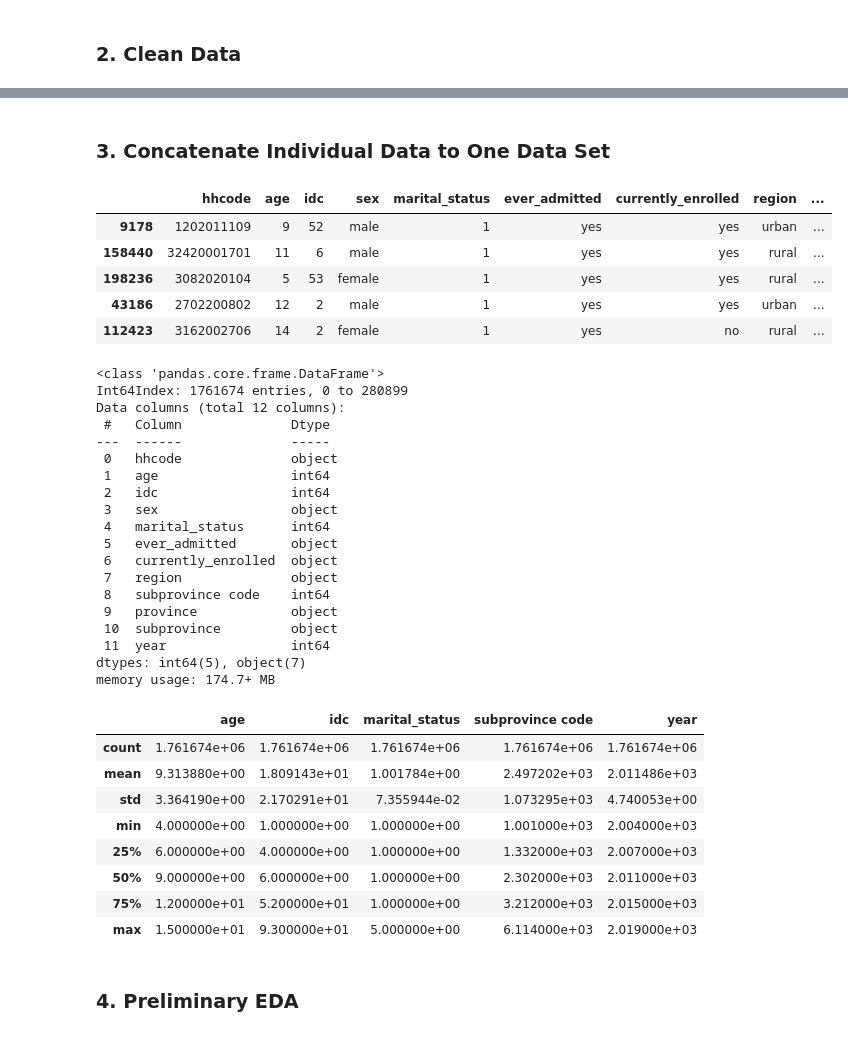
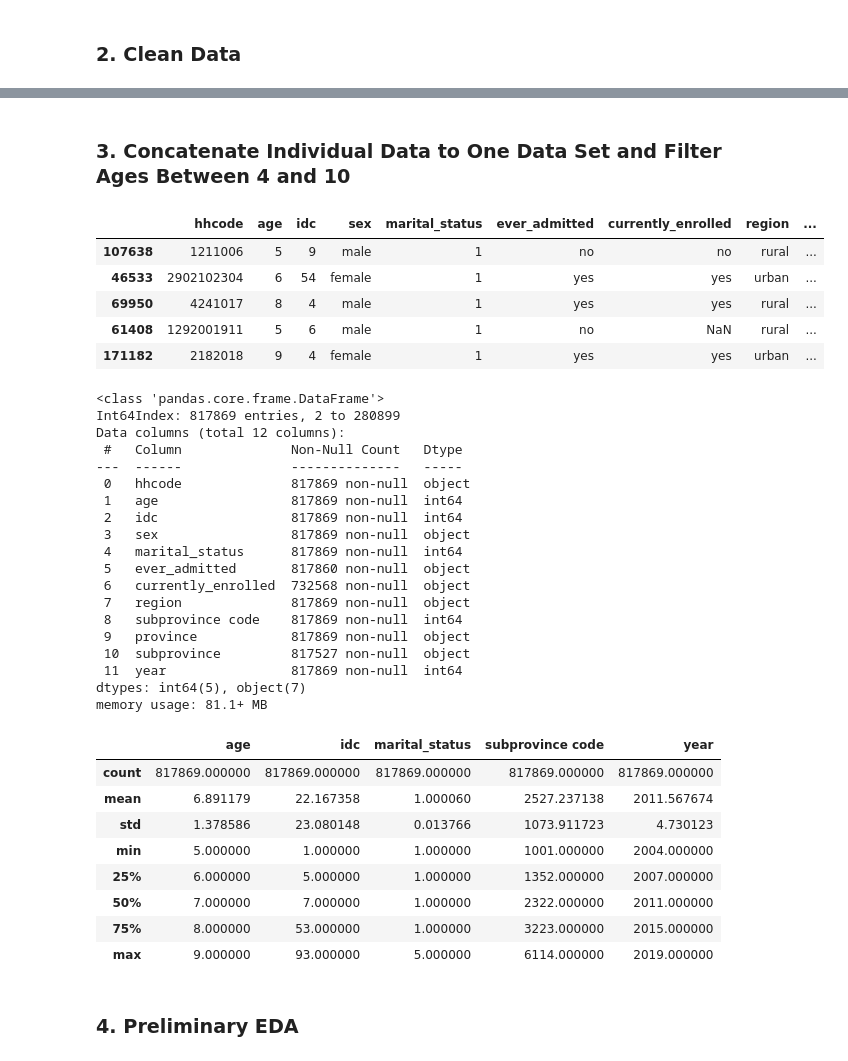
Before and after one commit to preetkhowaja/taliban_impact_pakistan, a Jupyter notebook: 20_analysis/eda_ind_level_data.ipynb, the cells around one changed output, grey strips where cells are left out. Drawn from its saved outputs; the diff is of its cells as text; code cells hidden in the pictures.

Commit message:
age range updated to 4 to 10 years

```diff
--- a/20_analysis/eda_ind_level_data.ipynb
+++ b/20_analysis/eda_ind_level_data.ipynb
@@ -275,64 +275,67 @@ y19i.sample(5)
 # %% [markdown]
-### 3. Concatenate Individual Data to One Data Set
+### 3. Concatenate Individual Data to One Data Set and Filter Ages Between 4 and 10
 # %%
-# 3. CONCATENATE INDIVIDUAL DATA TO ONE DATA SET
+# 3. CONCATENATE INDIVIDUAL DATA TO ONE DATA SET AND FILTER AGES BETWEEN 4 AND 10
 # concatenate data sets
 df = pd.concat([y04i,y05i,y06i,y07i,y08i,y10i,y11i,y12i,y13i,y14i,y15i,y18i,y19i],axis=0)
 
 # correct mispelt values of province columns
 df["province"] = df["province"].replace('Nwfp', "KPK")
 df["province"] = df["province"].replace('NWFP', "KPK")
 df["province"] = df["province"].replace('NWFP ', "KPK")
 df["province"] = df["province"].replace('NWFP ', "NWFP")
 df["province"] = df["province"].replace('Punjab ', "Punjab")
 df["province"] = df["province"].replace('K.P.K', "KPK")
 df["province"] = df["province"].replace('Islamabad', "Punjab")
 
+# filter of children between the ages of 4 and 10
+df = df[(df["age"]>4) & (df["age"]<10)].copy()
+
 # preview a sample of the data
 df.sample(5)
 # %% [output]
 |  | hhcode | age | idc | sex | marital_status | ever_admitted | currently_enrolled | region | ... |
-| 9178 | 1202011109 | 9 | 52 | male | 1 | yes | yes | urban | ... |
-| 158440 | 32420001701 | 11 | 6 | male | 1 | yes | yes | rural | ... |
-| 198236 | 3082020104 | 5 | 53 | female | 1 | yes | yes | rural | ... |
-| 43186 | 2702200802 | 12 | 2 | male | 1 | yes | yes | urban | ... |
-| 112423 | 3162002706 | 14 | 2 | female | 1 | yes | no | rural | ... |
+| 107638 | 1211006 | 5 | 9 | male | 1 | no | no | rural | ... |
+| 46533 | 2902102304 | 6 | 54 | female | 1 | yes | yes | urban | ... |
+| 69950 | 4241017 | 8 | 4 | male | 1 | yes | yes | rural | ... |
+| 61408 | 1292001911 | 5 | 6 | male | 1 | no | NaN | rural | ... |
+| 171182 | 2182018 | 9 | 4 | female | 1 | yes | yes | urban | ... |
 # %%
 # check data types
 df.info()
 # %% [output]
 <class 'pandas.core.frame.DataFrame'>
-Int64Index: 1761674 entries, 0 to 280899
+Int64Index: 817869 entries, 2 to 280899
 Data columns (total 12 columns):
- #   Column              Dtype
----  ------              -----
- 0   hhcode              object
- 1   age                 int64
- 2   idc                 int64
- 3   sex                 object
- 4   marital_status      int64
- 5   ever_admitted       object
- 6   currently_enrolled  object
- 7   region              object
- 8   subprovince code    int64
- 9   province            object
- 10  subprovince         object
- 11  year                int64
+ #   Column              Non-Null Count   Dtype
+---  ------              --------------   -----
+ 0   hhcode              817869 non-null  object
+ 1   age                 817869 non-null  int64
+ 2   idc                 817869 non-null  int64
+ 3   sex                 817869 non-null  object
+ 4   marital_status      817869 non-null  int64
+ 5   ever_admitted       817860 non-null  object
+ 6   currently_enrolled  732568 non-null  object
+ 7   region              817869 non-null  object
+ 8   subprovince code    817869 non-null  int64
+ 9   province            817869 non-null  object
+ 10  subprovince         817527 non-null  object
+ 11  year                817869 non-null  int64
 dtypes: int64(5), object(7)
-memory usage: 174.7+ MB
+memory usage: 81.1+ MB
 # %%
 # check the distribution of numeric variables
 df.describe()
 # %% [output]
 |  | age | idc | marital_status | subprovince code | year |
-| count | 1.761674e+06 | 1.761674e+06 | 1.761674e+06 | 1.761674e+06 | 1.761674e+06 |
-| mean | 9.313880e+00 | 1.809143e+01 | 1.001784e+00 | 2.497202e+03 | 2.011486e+03 |
-| std | 3.364190e+00 | 2.170291e+01 | 7.355944e-02 | 1.073295e+03 | 4.740053e+00 |
-| min | 4.000000e+00 | 1.000000e+00 | 1.000000e+00 | 1.001000e+03 | 2.004000e+03 |
-| 25% | 6.000000e+00 | 4.000000e+00 | 1.000000e+00 | 1.332000e+03 | 2.007000e+03 |
-| 50% | 9.000000e+00 | 6.000000e+00 | 1.000000e+00 | 2.302000e+03 | 2.011000e+03 |
-| 75% | 1.200000e+01 | 5.200000e+01 | 1.000000e+00 | 3.212000e+03 | 2.015000e+03 |
-| max | 1.500000e+01 | 9.300000e+01 | 5.000000e+00 | 6.114000e+03 | 2.019000e+03 |
+| count | 817869.000000 | 817869.000000 | 817869.000000 | 817869.000000 | 817869.000000 |
+| mean | 6.891179 | 22.167358 | 1.000060 | 2527.237138 | 2011.567674 |
+| std | 1.378586 | 23.080148 | 0.013766 | 1073.911723 | 4.730123 |
+| min | 5.000000 | 1.000000 | 1.000000 | 1001.000000 | 2004.000000 |
+| 25% | 6.000000 | 5.000000 | 1.000000 | 1352.000000 | 2007.000000 |
+| 50% | 7.000000 | 7.000000 | 1.000000 | 2322.000000 | 2011.000000 |
+| 75% | 8.000000 | 53.000000 | 1.000000 | 3223.000000 | 2015.000000 |
+| max | 9.000000 | 93.000000 | 5.000000 | 6114.000000 | 2019.000000 |
 # %% [markdown]
 ### 4. Preliminary EDA
 # %%
```
Also changed, not shown: parts of 38 cells of this notebook, 1 other file.
